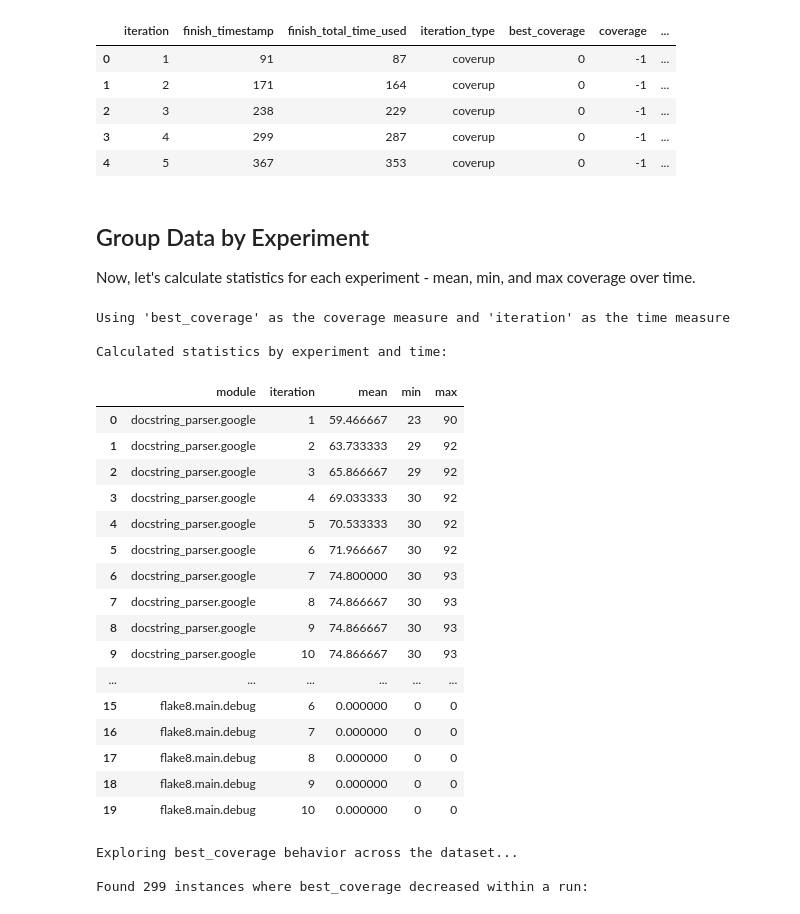
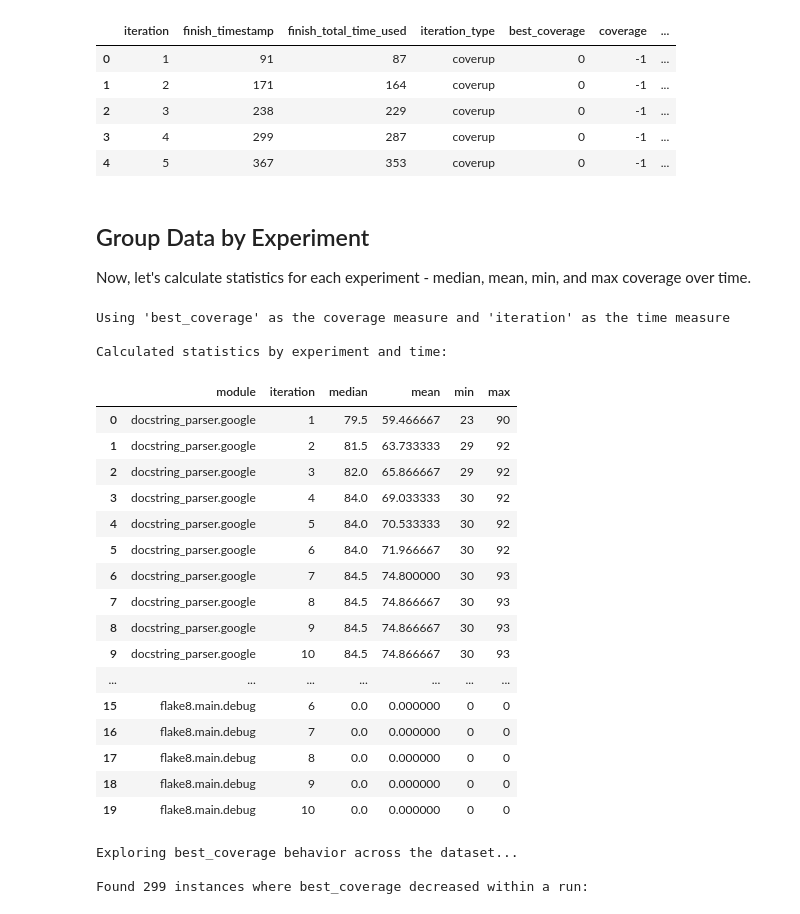
Before and after one commit to oskarkraak/noplateau, a Jupyter notebook: coverage_analysis.ipynb, the cells around one changed output. Cells and saved outputs as stored; diff of their text form; code cells hidden in the pictures.

```diff
--- a/coverage_analysis.ipynb
+++ b/coverage_analysis.ipynb
@@ -199,44 +199,44 @@ if rows_to_add:
 # %% [markdown]
 ## Group Data by Experiment
 
-Now, let's calculate statistics for each experiment - mean, min, and max coverage over time.
+Now, let's calculate statistics for each experiment - median, mean, min, and max coverage over time.
 # %%
 # First, let's ensure we have the right columns for our analysis
 if 'combined_df' in locals():
 
     coverage_column = 'best_coverage'
     time_column = 'iteration'
 
     print(f"\nUsing '{coverage_column}' as the coverage measure and '{time_column}' as the time measure")
 
     # Group by module and time, then calculate statistics
-    grouped = combined_df.groupby(['module', time_column])[coverage_column].agg(['mean', 'min', 'max']).reset_index()
+    grouped = combined_df.groupby(['module', time_column])[coverage_column].agg(['median','mean', 'min', 'max']).reset_index()
 
     print("\nCalculated statistics by experiment and time:")
     display(grouped.head(20))
 else:
     print("No combined dataframe available for analysis")
 # %% [output]
 Using 'best_coverage' as the coverage measure and 'iteration' as the time measure
 
 Calculated statistics by experiment and time:
-|  | module | iteration | mean | min | max |
-| 0 | docstring_parser.google | 1 | 59.466667 | 23 | 90 |
-| 1 | docstring_parser.google | 2 | 63.733333 | 29 | 92 |
-| 2 | docstring_parser.google | 3 | 65.866667 | 29 | 92 |
-| 3 | docstring_parser.google | 4 | 69.033333 | 30 | 92 |
-| 4 | docstring_parser.google | 5 | 70.533333 | 30 | 92 |
-| 5 | docstring_parser.google | 6 | 71.966667 | 30 | 92 |
-| 6 | docstring_parser.google | 7 | 74.800000 | 30 | 93 |
-| 7 | docstring_parser.google | 8 | 74.866667 | 30 | 93 |
-| 8 | docstring_parser.google | 9 | 74.866667 | 30 | 93 |
-| 9 | docstring_parser.google | 10 | 74.866667 | 30 | 93 |
-| ... | ... | ... | ... | ... | ... |
-| 15 | flake8.main.debug | 6 | 0.000000 | 0 | 0 |
-| 16 | flake8.main.debug | 7 | 0.000000 | 0 | 0 |
-| 17 | flake8.main.debug | 8 | 0.000000 | 0 | 0 |
-| 18 | flake8.main.debug | 9 | 0.000000 | 0 | 0 |
-| 19 | flake8.main.debug | 10 | 0.000000 | 0 | 0 |
+|  | module | iteration | median | mean | min | max |
+| 0 | docstring_parser.google | 1 | 79.5 | 59.466667 | 23 | 90 |
+| 1 | docstring_parser.google | 2 | 81.5 | 63.733333 | 29 | 92 |
+| 2 | docstring_parser.google | 3 | 82.0 | 65.866667 | 29 | 92 |
+| 3 | docstring_parser.google | 4 | 84.0 | 69.033333 | 30 | 92 |
+| 4 | docstring_parser.google | 5 | 84.0 | 70.533333 | 30 | 92 |
+| 5 | docstring_parser.google | 6 | 84.0 | 71.966667 | 30 | 92 |
+| 6 | docstring_parser.google | 7 | 84.5 | 74.800000 | 30 | 93 |
+| 7 | docstring_parser.google | 8 | 84.5 | 74.866667 | 30 | 93 |
+| 8 | docstring_parser.google | 9 | 84.5 | 74.866667 | 30 | 93 |
+| 9 | docstring_parser.google | 10 | 84.5 | 74.866667 | 30 | 93 |
+| ... | ... | ... | ... | ... | ... | ... |
+| 15 | flake8.main.debug | 6 | 0.0 | 0.000000 | 0 | 0 |
+| 16 | flake8.main.debug | 7 | 0.0 | 0.000000 | 0 | 0 |
+| 17 | flake8.main.debug | 8 | 0.0 | 0.000000 | 0 | 0 |
+| 18 | flake8.main.debug | 9 | 0.0 | 0.000000 | 0 | 0 |
+| 19 | flake8.main.debug | 10 | 0.0 | 0.000000 | 0 | 0 |
 # %%
 # Let's explore the data to understand why we see drops in "best_coverage"
 print("Exploring best_coverage behavior across the dataset...")
```
Also changed, not shown: parts of 2 cells of this notebook.
